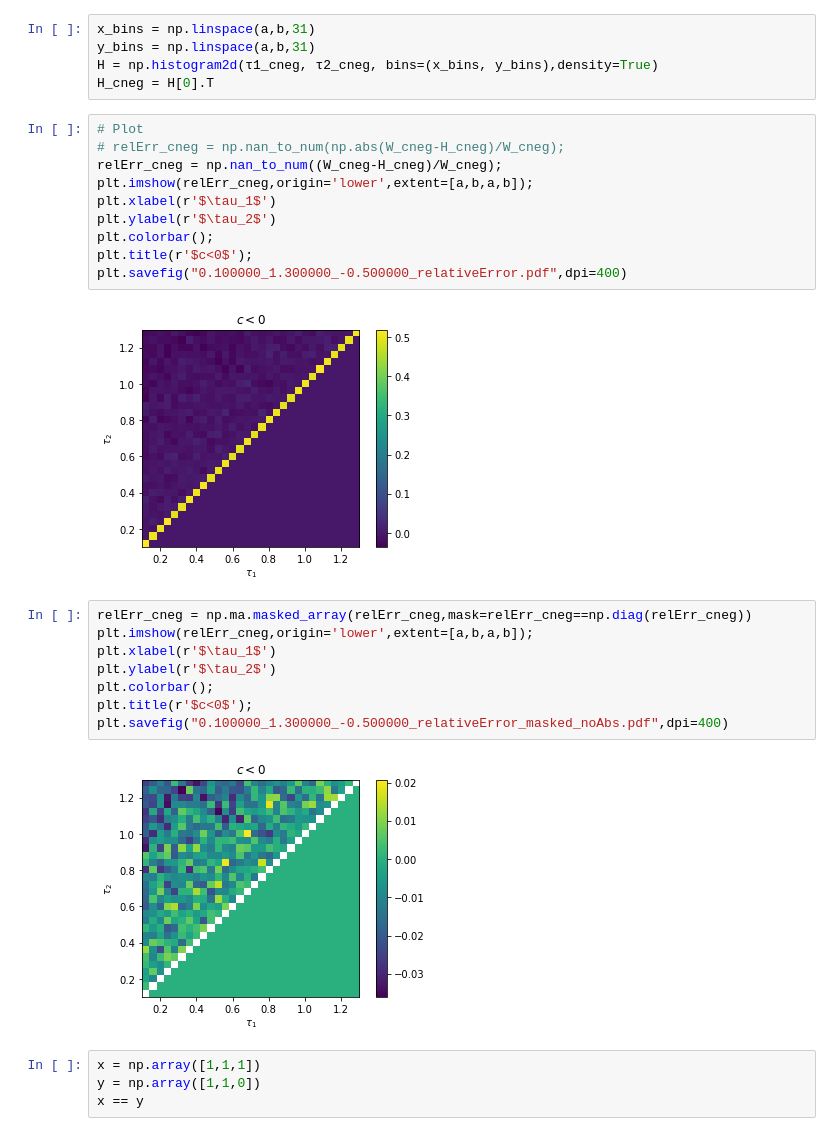
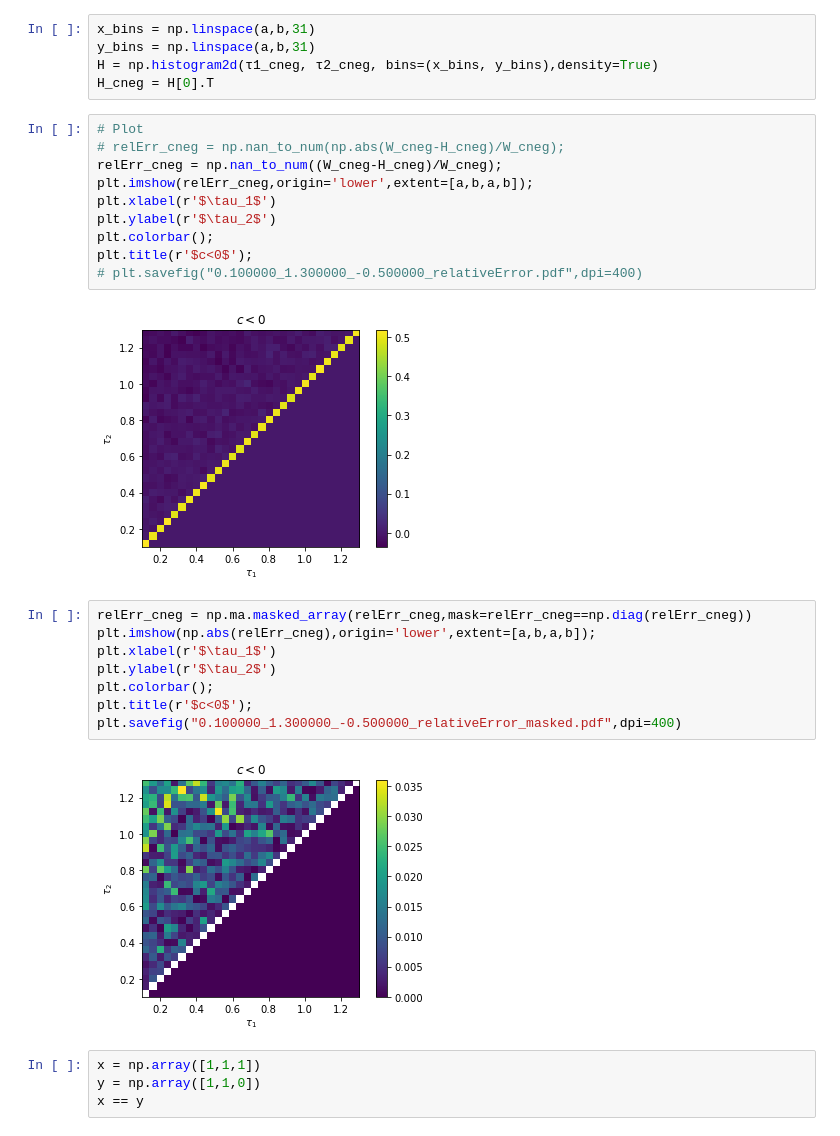
Before and after one commit to ecasiano/TruncatedExponentialSampling, a Jupyter notebook: histogram.ipynb, the cells around one changed output. Cells and saved outputs as stored; diff of their text form.

```diff
--- a/histogram.ipynb
+++ b/histogram.ipynb
@@ -131,19 +131,19 @@ plt.xlabel(r'$\tau_1$')
 plt.ylabel(r'$\tau_2$')
 plt.colorbar();
 plt.title(r'$c<0$');
-plt.savefig("0.100000_1.300000_-0.500000_relativeError.pdf",dpi=400)
+# plt.savefig("0.100000_1.300000_-0.500000_relativeError.pdf",dpi=400)
 # %% [output]
 [figure]
 # %%
 relErr_cneg = np.ma.masked_array(relErr_cneg,mask=relErr_cneg==np.diag(relErr_cneg))
-plt.imshow(relErr_cneg,origin='lower',extent=[a,b,a,b]);
+plt.imshow(np.abs(relErr_cneg),origin='lower',extent=[a,b,a,b]);
 plt.xlabel(r'$\tau_1$')
 plt.ylabel(r'$\tau_2$')
 plt.colorbar();
 plt.title(r'$c<0$');
-plt.savefig("0.100000_1.300000_-0.500000_relativeError_masked_noAbs.pdf",dpi=400)
+plt.savefig("0.100000_1.300000_-0.500000_relativeError_masked.pdf",dpi=400)
 # %% [output]
-[figure, old version]
+[figure, new version]
 # %%
 x = np.array([1,1,1])
 y = np.array([1,1,0])
```
Also changed, not shown: parts of 1 cell of this notebook, 11 other files.
